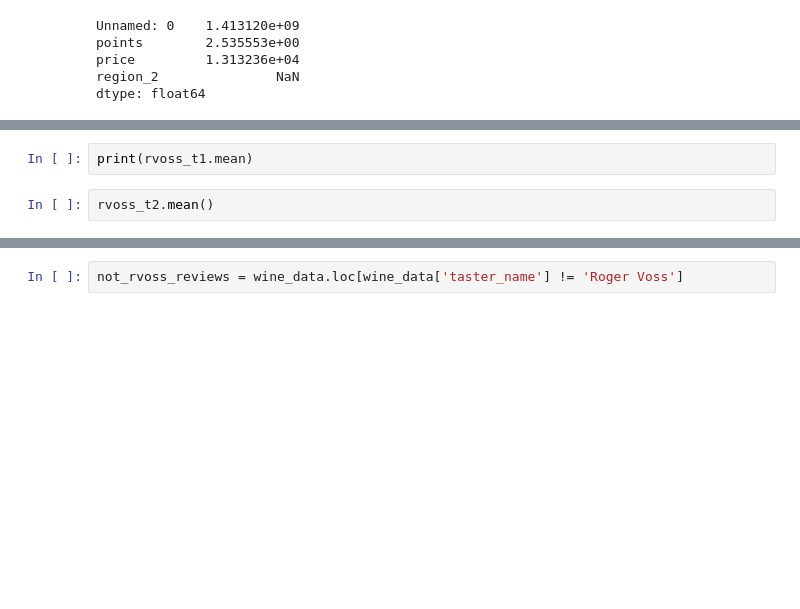
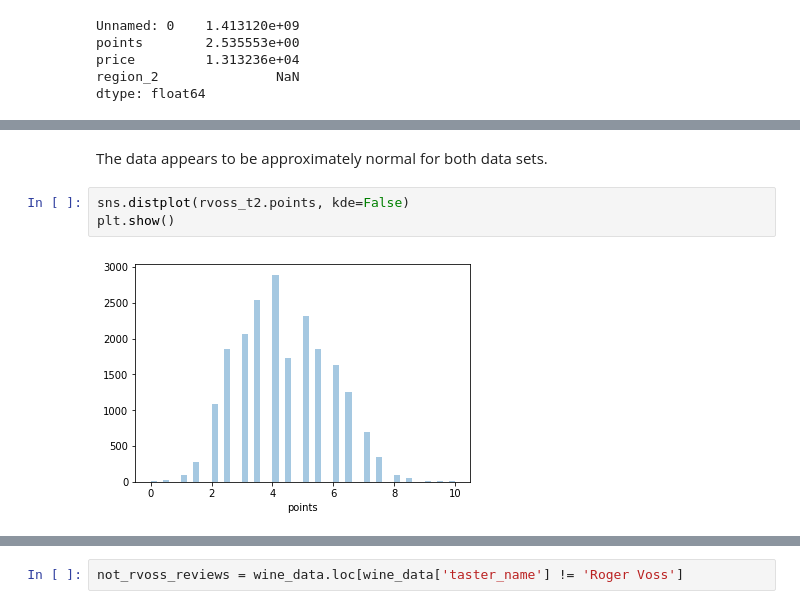
Before and after one commit to 7465BOOSC/Data-Mining-Project, a Jupyter notebook: Wine_Reviews.ipynb, the cells around one changed output, grey strips where cells are left out. Cells and saved outputs as stored; diff of their text form; blank space fills up the shorter version.

```diff
--- a/Wine_Reviews.ipynb
+++ b/Wine_Reviews.ipynb
@@ -473,5 +535,8 @@ price         1.084353e+03
 dtype: float64
-# %%
-print(rvoss_t1.mean)
-# %%
-rvoss_t2.mean()
+# %% [markdown]
+The data appears to be approximately normal for both data sets.
+# %%
+sns.distplot(rvoss_t2.points, kde=False)
+plt.show()
+# %% [output]
+[figure, added]
```
Also changed, not shown: parts of 38 cells of this notebook.
